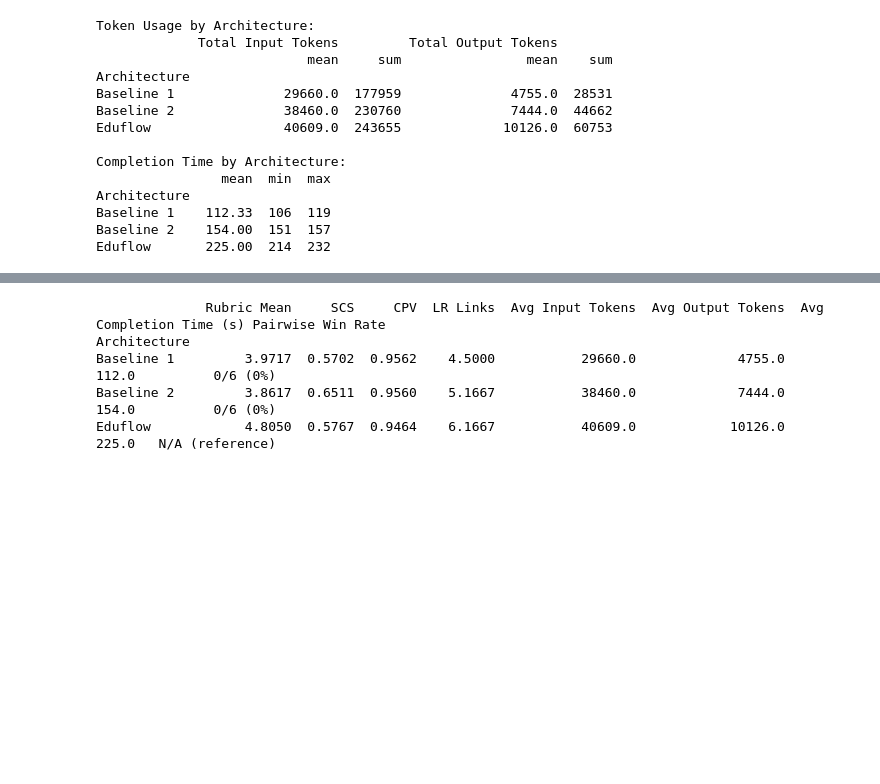
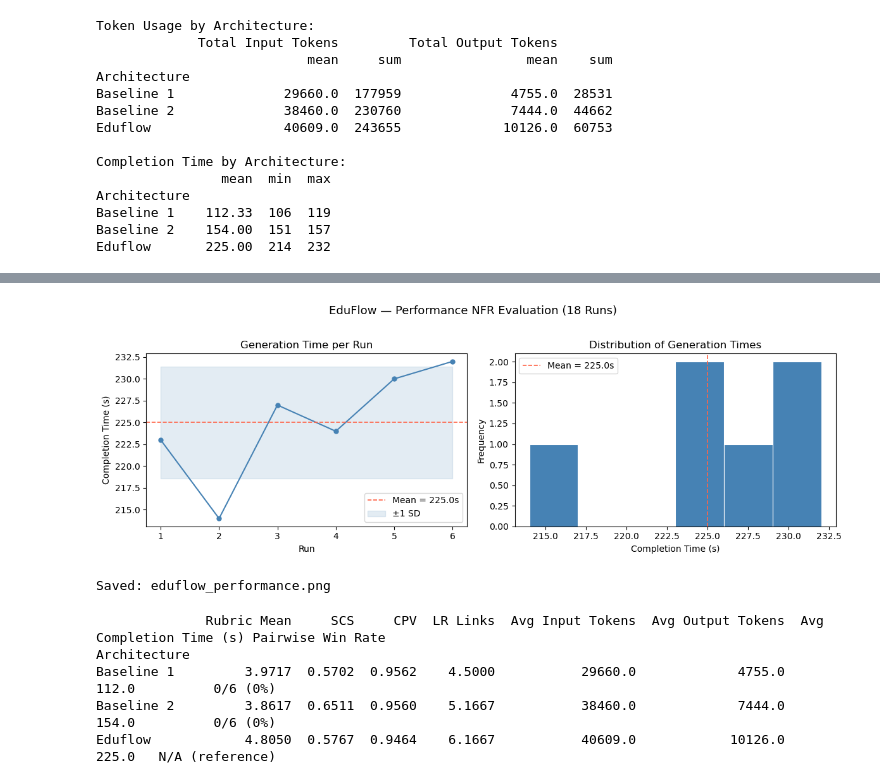
Before and after one commit to daveshenal/eduflow, a Jupyter notebook: evaluator_service/evaluation/results_analysis.ipynb, the cells around one changed output, grey strips where cells are left out. Saved outputs shown, nothing was run; the diff lists cells and outputs as text; code cells hidden in the pictures; blank space fills up the shorter version.

```diff
--- a/evaluator_service/evaluation/results_analysis.ipynb
+++ b/evaluator_service/evaluation/results_analysis.ipynb
@@ -594,3 +624,39 @@ Eduflow       225.00  214  232
+# %%
+# ── Plot 1: Generation time per run (line) ───────────────────────────────────
+fig, axes = plt.subplots(1, 2, figsize=(12, 4))
+
+runs = range(1, len(edu) + 1)
+axes[0].plot(runs, edu.values, marker='o', linewidth=1.5,
+             color='steelblue', markersize=5)
+axes[0].axhline(edu.mean(), color='tomato', linestyle='--',
+                linewidth=1.2, label=f'Mean = {edu.mean():.1f}s')
+axes[0].fill_between(runs,
+                     edu.mean() - edu.std(),
+                     edu.mean() + edu.std(),
+                     alpha=0.15, color='steelblue', label='±1 SD')
+axes[0].set_title('Generation Time per Run', fontsize=12)
+axes[0].set_xlabel('Run')
+axes[0].set_ylabel('Completion Time (s)')
+axes[0].legend()
+axes[0].set_xticks(list(runs))
+
+# ── Plot 2: Distribution (histogram) ─────────────────────────────────────────
+axes[1].hist(edu.values, bins=6, color='steelblue',
+             edgecolor='white', linewidth=0.8)
+axes[1].axvline(edu.mean(), color='tomato', linestyle='--',
+                linewidth=1.2, label=f'Mean = {edu.mean():.1f}s')
+axes[1].set_title('Distribution of Generation Times', fontsize=12)
+axes[1].set_xlabel('Completion Time (s)')
+axes[1].set_ylabel('Frequency')
+axes[1].legend()
+
+plt.suptitle('EduFlow — Performance NFR Evaluation (18 Runs)', fontsize=13, y=1.02)
+plt.tight_layout()
+plt.savefig('eduflow_performance.png', dpi=150, bbox_inches='tight')
+plt.show()
+# %% [output]
+[figure, added]
+Saved: eduflow_performance.png
 # %%
 quality = df.groupby("Architecture")[["rubric_overall_mean", "scs_overall", "cpv", "lrsd_long_range_links"]].mean().round(4)
 efficiency = df.groupby("Architecture")[["Total Input Tokens", "Total Output Tokens", "Completion Time"]].mean().round(0)
```
Also changed, not shown: parts of 1 cell of this notebook, 9 other files.
